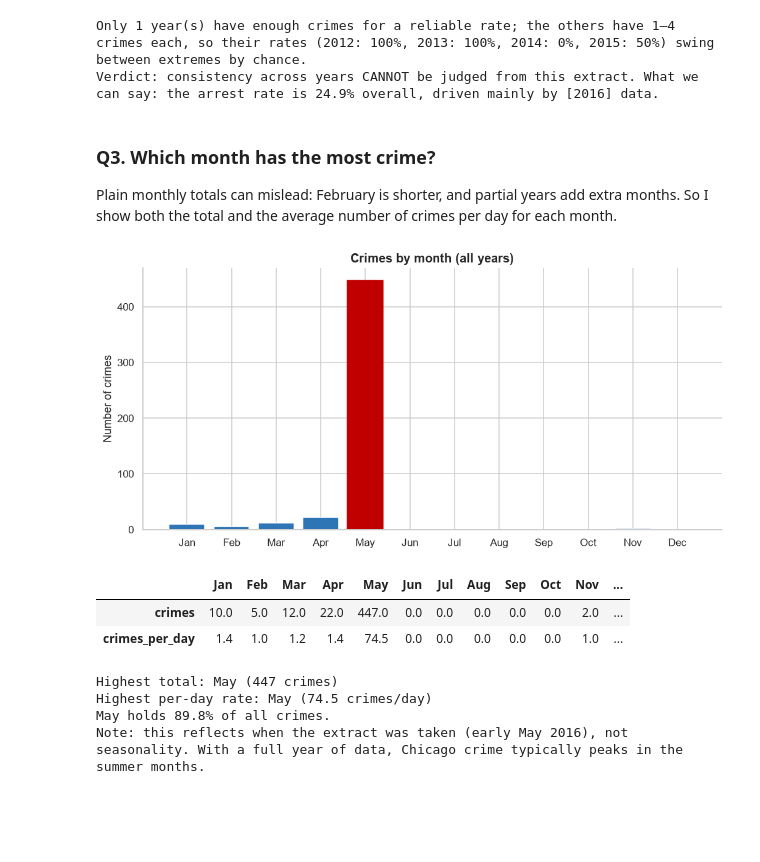
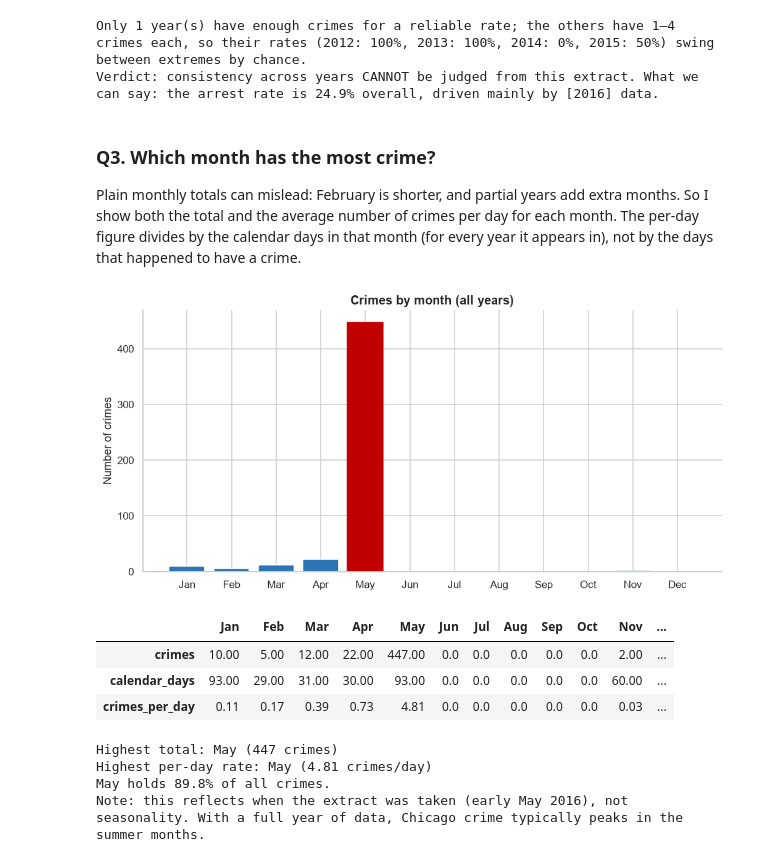
Before and after one commit to legion9755/chicago-crime-project, a Jupyter notebook: 02_eda_visualization.ipynb, the cells around one changed output. Drawn from its saved outputs; the diff is of its cells as text; code cells hidden in the pictures; blank space fills up the shorter version.

```diff
--- a/02_eda_visualization.ipynb
+++ b/02_eda_visualization.ipynb
@@ -274,36 +336,42 @@ Only 1 year(s) have enough crimes for a reliable rate; the others have 1–4 cri
 Verdict: consistency across years CANNOT be judged from this extract. What we can say: the arrest rate is 24.9% overall, driven mainly by [2016] data.
 # %% [markdown]
 ### Q3. Which month has the most crime?
-Plain monthly totals can mislead: February is shorter, and partial years add extra months. So I show both the total and the average number of crimes per day for each month.
+Plain monthly totals can mislead: February is shorter, and partial years add extra months. So I show both the total and the average number of crimes per day for each month. The per-day figure divides by the calendar days in that month (for every year it appears in), not by the days that happened to have a crime.
 # %%
 monthly = df.groupby("month").agg(crimes=("case_number", "size")).reindex(range(1, 13), fill_value=0)
-days_observed = df.groupby("month")["date"].apply(lambda s: s.dt.normalize().nunique())
-monthly["crimes_per_day"] = (monthly["crimes"] / days_observed.reindex(monthly.index)).round(1).fillna(0)
+# Denominator = calendar days: for every (year, month) in the data, add that month's length.
+# (Dividing by the days that happened to have a crime would give every month about 1 per day.)
+ym = df[["year", "month"]].drop_duplicates()
+ym["days"] = pd.to_datetime(ym.assign(day=1)[["year", "month", "day"]]).dt.days_in_month
+calendar_days = ym.groupby("month")["days"].sum().reindex(range(1, 13))
+monthly["calendar_days"] = calendar_days.fillna(0).astype(int)
+monthly["crimes_per_day"] = (monthly["crimes"] / calendar_days).round(2).fillna(0)
 monthly.index = cu.MONTH_NAMES
 
 fig, ax = plt.subplots()
 bars = ax.bar(monthly.index, monthly["crimes"], color="#2e75b6")
 bars[monthly["crimes"].values.argmax()].set_color("#c00000")
 ax.set(title="Crimes by month (all years)", ylabel="Number of crimes")
 ax.yaxis.set_major_formatter(mtick.StrMethodFormatter("{x:,.0f}"))
 cu.save_fig(fig, "uc2_07_crimes_by_month")
 plt.show()
 
 display(monthly.T)
 print(f"Highest total: {monthly['crimes'].idxmax()} ({monthly['crimes'].max():,} crimes)")
 print(f"Highest per-day rate: {monthly['crimes_per_day'].idxmax()} "
       f"({monthly['crimes_per_day'].max()} crimes/day)")
 top_m_share = monthly["crimes"].max() / monthly["crimes"].sum() * 100
 print(f"{monthly['crimes'].idxmax()} holds {top_m_share:.1f}% of all crimes.")
 if top_m_share > 40:
     print("Note: this reflects when the extract was taken (early May 2016), not seasonality. "
           "With a full year of data, Chicago crime typically peaks in the summer months.")
 # %% [output]
 [figure]
 |  | Jan | Feb | Mar | Apr | May | Jun | Jul | Aug | Sep | Oct | Nov | ... |
-| crimes | 10.0 | 5.0 | 12.0 | 22.0 | 447.0 | 0.0 | 0.0 | 0.0 | 0.0 | 0.0 | 2.0 | ... |
-| crimes_per_day | 1.4 | 1.0 | 1.2 | 1.4 | 74.5 | 0.0 | 0.0 | 0.0 | 0.0 | 0.0 | 1.0 | ... |
+| crimes | 10.00 | 5.00 | 12.00 | 22.00 | 447.00 | 0.0 | 0.0 | 0.0 | 0.0 | 0.0 | 2.00 | ... |
+| calendar_days | 93.00 | 29.00 | 31.00 | 30.00 | 93.00 | 0.0 | 0.0 | 0.0 | 0.0 | 0.0 | 60.00 | ... |
+| crimes_per_day | 0.11 | 0.17 | 0.39 | 0.73 | 4.81 | 0.0 | 0.0 | 0.0 | 0.0 | 0.0 | 0.03 | ... |
 Highest total: May (447 crimes)
-Highest per-day rate: May (74.5 crimes/day)
+Highest per-day rate: May (4.81 crimes/day)
 May holds 89.8% of all crimes.
 Note: this reflects when the extract was taken (early May 2016), not seasonality. With a full year of data, Chicago crime typically peaks in the summer months.
```
Also changed, not shown: parts of 4 cells of this notebook, 14 other files.
